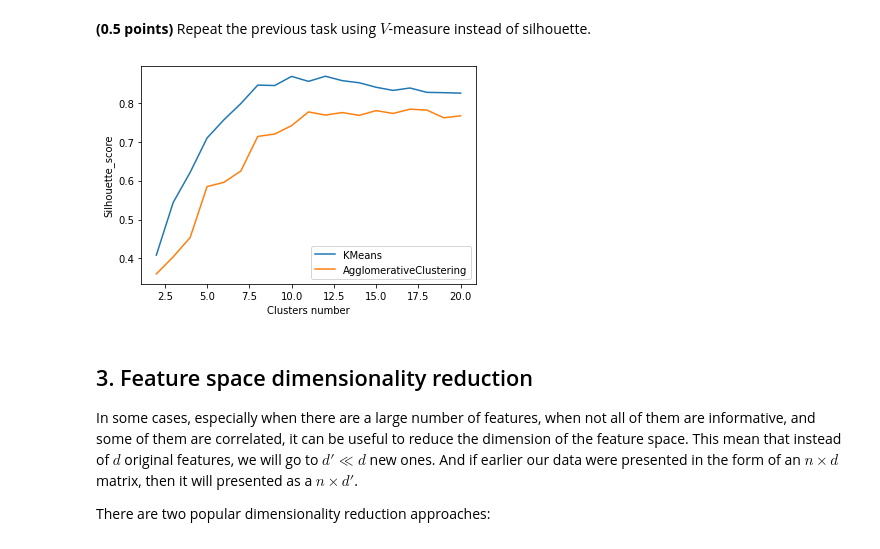
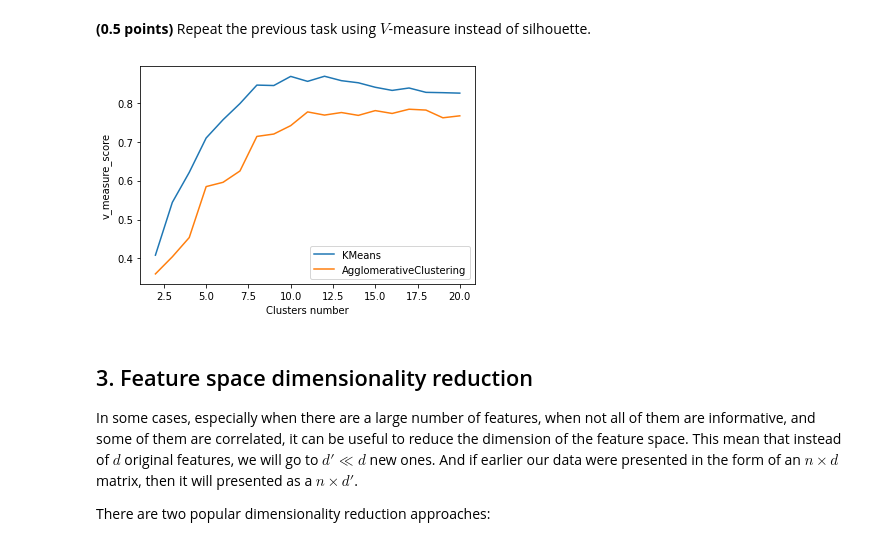
Before and after one commit to Kriikle/ml-intro, a Jupyter notebook: 8_clustering/clustering.ipynb, the cells around one changed output. Drawn from its saved outputs; the diff is of its cells as text; code cells hidden in the pictures.

```diff
--- a/8_clustering/clustering.ipynb
+++ b/8_clustering/clustering.ipynb
@@ -285,23 +285,23 @@ Since we know what digit each image is (`y` array), we can compare the clusterin
 # %%
 from sklearn.metrics.cluster import v_measure_score
 range_n_clusters = range(2,21)
 mea_sco_AGGL = []
 mea_sco_KMCL = []
 for i in range_n_clusters:
     KMCl = KMeans(n_clusters=i, max_iter=30, n_init=10,random_state = 42)#
     AGCl = AgglomerativeClustering(n_clusters=i)
     hierarchical_labels = KMCl.fit_predict(X)
     kmeans_labels = AGCl.fit_predict(X)
     mea_sco_KMCL.append(v_measure_score(y,kmeans_labels))
     mea_sco_AGGL.append(v_measure_score(y,hierarchical_labels))
 plt.plot(range_n_clusters,mea_sco_KMCL)
 plt.plot(range_n_clusters,mea_sco_AGGL)
 plt.legend(["KMeans","AgglomerativeClustering"])
 plt.xlabel("Clusters number")
-plt.ylabel("Silhouette_score")
+plt.ylabel("v_measure_score")
 plt.show();
 # %% [output]
-[figure, old version]
+[figure, new version]
 # %% [markdown]
 ## 3. Feature space dimensionality reduction
 
```
Also changed, not shown: parts of 6 cells of this notebook, 1 other file.
